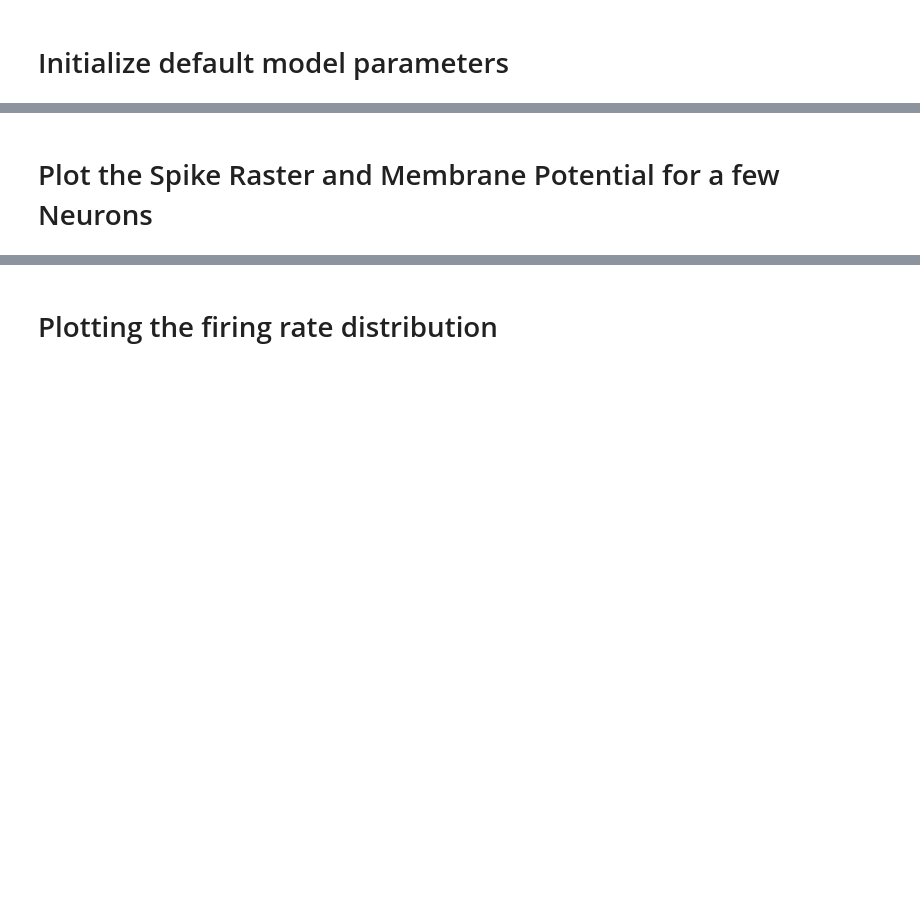
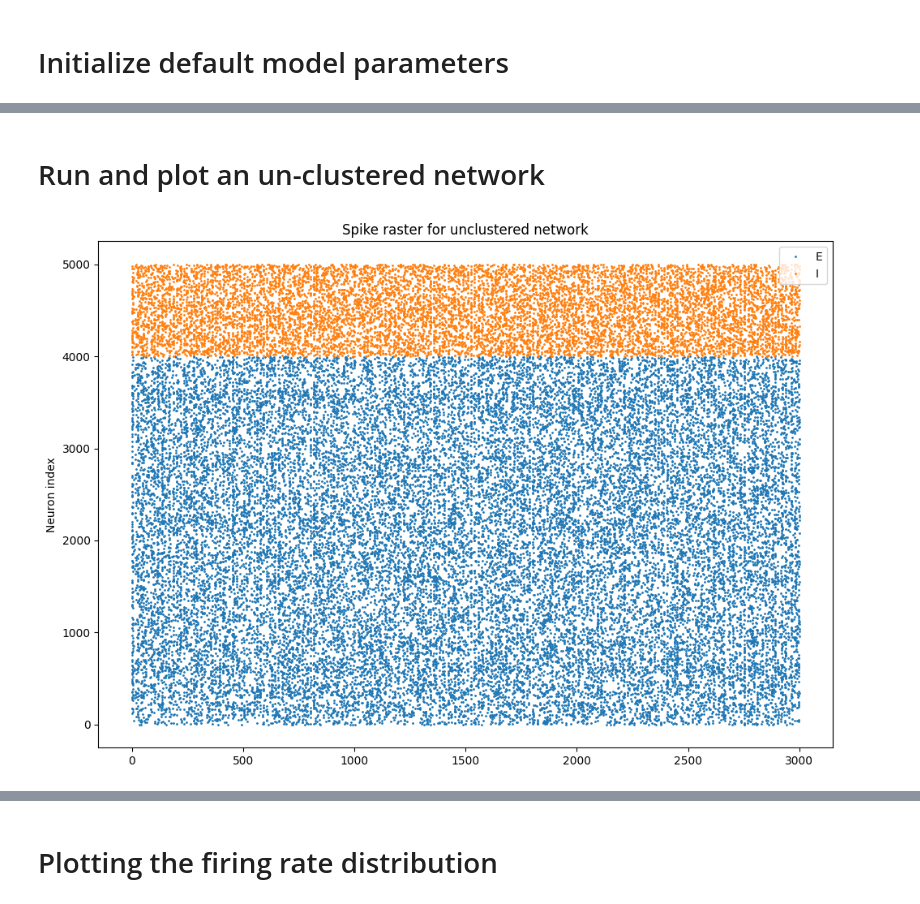
Before and after one commit to arjunpur/clustered-networks, a Jupyter notebook: base_model.ipynb, the cells around one changed output, grey strips where cells are left out. Saved outputs shown, nothing was run; the diff lists cells and outputs as text; code cells hidden in the pictures; blank space fills up the shorter version.

```diff
--- a/base_model.ipynb
+++ b/base_model.ipynb
@@ -331,2 +127,0 @@ TypeError: 'Axes' object is not subscriptable
-# %% [markdown]
-# Plot the Spike Raster and Membrane Potential for a few Neurons
@@ -332,0 +312,2 @@ TypeError: 'Axes' object is not subscriptable
+# %% [markdown]
+# Run and plot an un-clustered network
@@ -332,0 +320,14 @@ TypeError: 'Axes' object is not subscriptable
+# %%
+fig, axes = plt.subplots(figsize=(10, 7), sharex=True)
+
+# Raster plot
+axes.plot(unclustered_network.spk_E.t/ms, unclustered_network.spk_E.i, '.', markersize=2, label='E')
+axes.plot(unclustered_network.spk_I.t/ms, unclustered_network.spk_I.i + params.N_E, '.', markersize=2, label='I')
+axes.set_ylabel('Neuron index')
+axes.set_title('Spike raster for unclustered network')
+axes.legend(loc='upper right')
+
+plt.tight_layout()
+plt.show()
+# %% [output]
+[figure, added]
```
Also changed, not shown: parts of 18 cells of this notebook.
